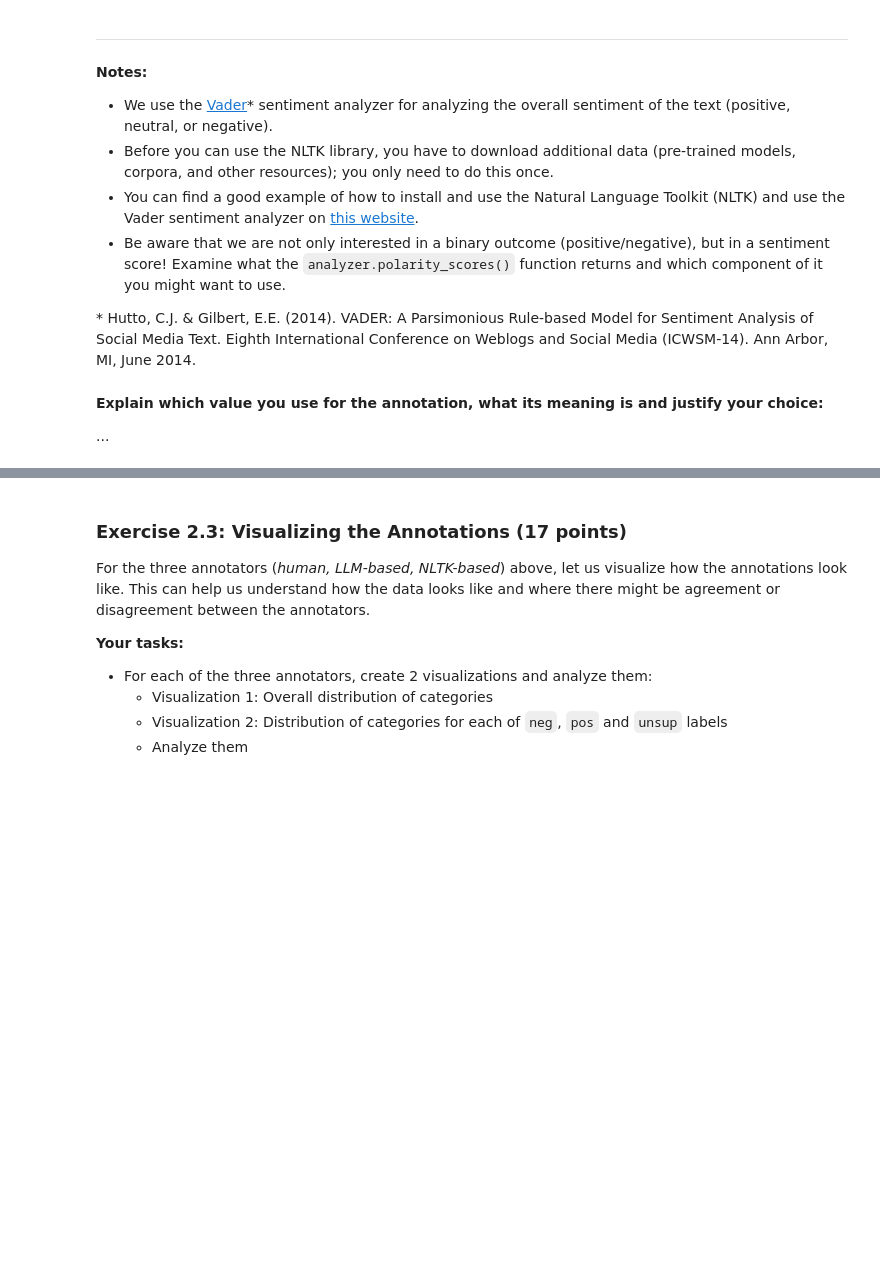
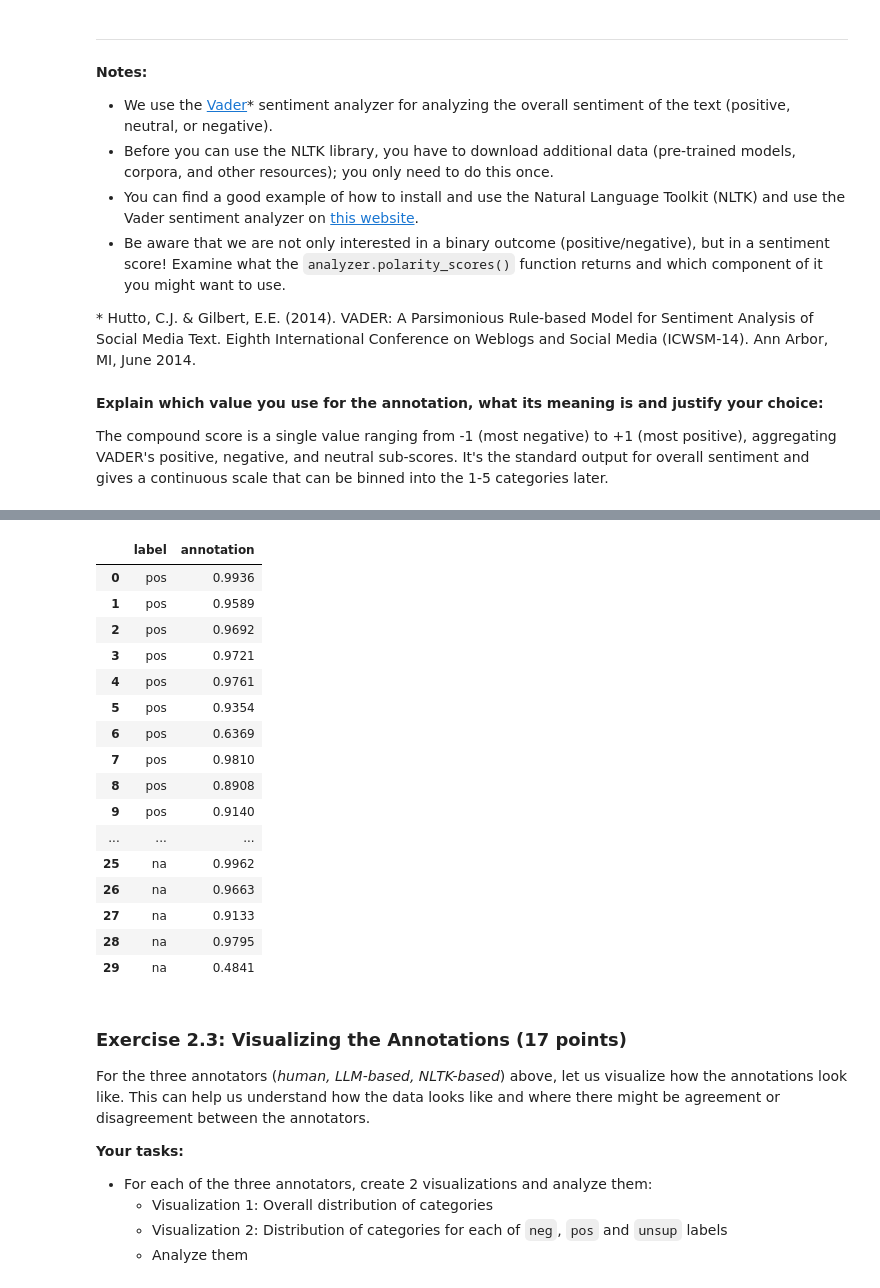
Before and after one commit to elsithewizzard/SC_Notebook1_Bruellhardt_Iskander, a Jupyter notebook: SC_Notebook5_Bruellhardt_Iskander/SC_Notebook5_Bruellhardt_Iskander.ipynb, the cells around one changed output, grey strips where cells are left out. Saved outputs shown, nothing was run; the diff lists cells and outputs as text; code cells hidden in the pictures; blank space fills up the shorter version.

```diff
--- a/SC_Notebook5_Bruellhardt_Iskander/SC_Notebook5_Bruellhardt_Iskander.ipynb
+++ b/SC_Notebook5_Bruellhardt_Iskander/SC_Notebook5_Bruellhardt_Iskander.ipynb
@@ -468,7 +506,3 @@ Store your annotations in a CSV file named `imdb_nltk.csv`. The file should be a
 
 
 \* Hutto, C.J. & Gilbert, E.E. (2014). VADER: A Parsimonious Rule-based Model for Sentiment Analysis of Social Media Text. Eighth International Conference on Weblogs and Social Media (ICWSM-14). Ann Arbor, MI, June 2014.
-# %% [markdown]
-**Explain which value you use for the annotation, what its meaning is and justify your choice:**
-
-...
@@ -476,0 +509,17 @@ Store your annotations in a CSV file named `imdb_nltk.csv`. The file should be a
+# %% [markdown]
+**Explain which value you use for the annotation, what its meaning is and justify your choice:**
+
+The compound score is a single value ranging from -1 (most negative) to +1 (most positive), aggregating VADER's positive, negative, and neutral sub-scores. It's the standard output for overall sentiment and gives a continuous scale that can be binned into the 1-5 categories later.
+# %%
+### Your code here:
+import nltk
+from nltk.sentiment.vader import SentimentIntensityAnalyzer
+
+nltk.download('vader_lexicon')
+
+sia = SentimentIntensityAnalyzer()
+random_reviews = pd.read_csv('imdb_random_reviews.csv')
+random_reviews['annotation'] = random_reviews['review'].apply(lambda r: sia.polarity_scores(r)['compound'])
+random_reviews.to_csv('imdb_nltk.csv', index=False)
+random_reviews[['label', 'annotation']]
+# %% [output]
@@ -477,3 +528,20 @@ Store your annotations in a CSV file named `imdb_nltk.csv`. The file should be a
+|  | label | annotation |
+| 0 | pos | 0.9936 |
+| 1 | pos | 0.9589 |
+| 2 | pos | 0.9692 |
+| 3 | pos | 0.9721 |
+| 4 | pos | 0.9761 |
+| 5 | pos | 0.9354 |
+| 6 | pos | 0.6369 |
+| 7 | pos | 0.9810 |
+| 8 | pos | 0.8908 |
+| 9 | pos | 0.9140 |
+| ... | ... | ... |
+| 25 | na | 0.9962 |
+| 26 | na | 0.9663 |
+| 27 | na | 0.9133 |
+| 28 | na | 0.9795 |
+| 29 | na | 0.4841 |
 # %% [markdown]
 ### Exercise 2.3: Visualizing the Annotations (17 points)
 
```
Also changed, not shown: parts of 20 cells of this notebook, 5 other files.
